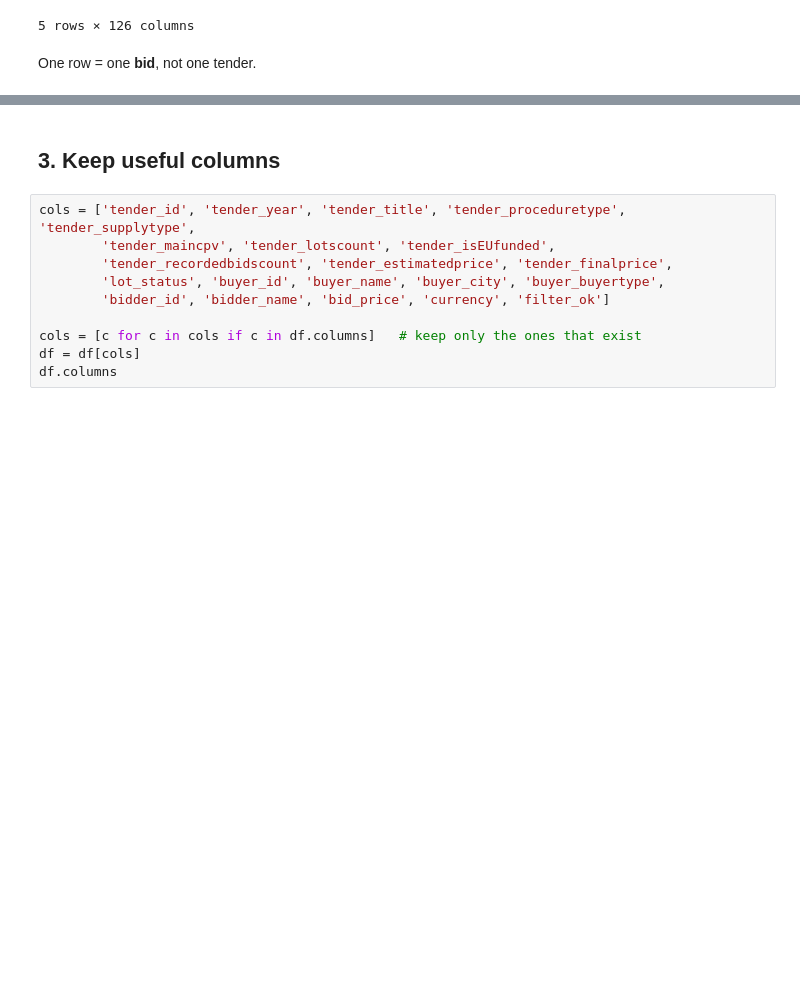
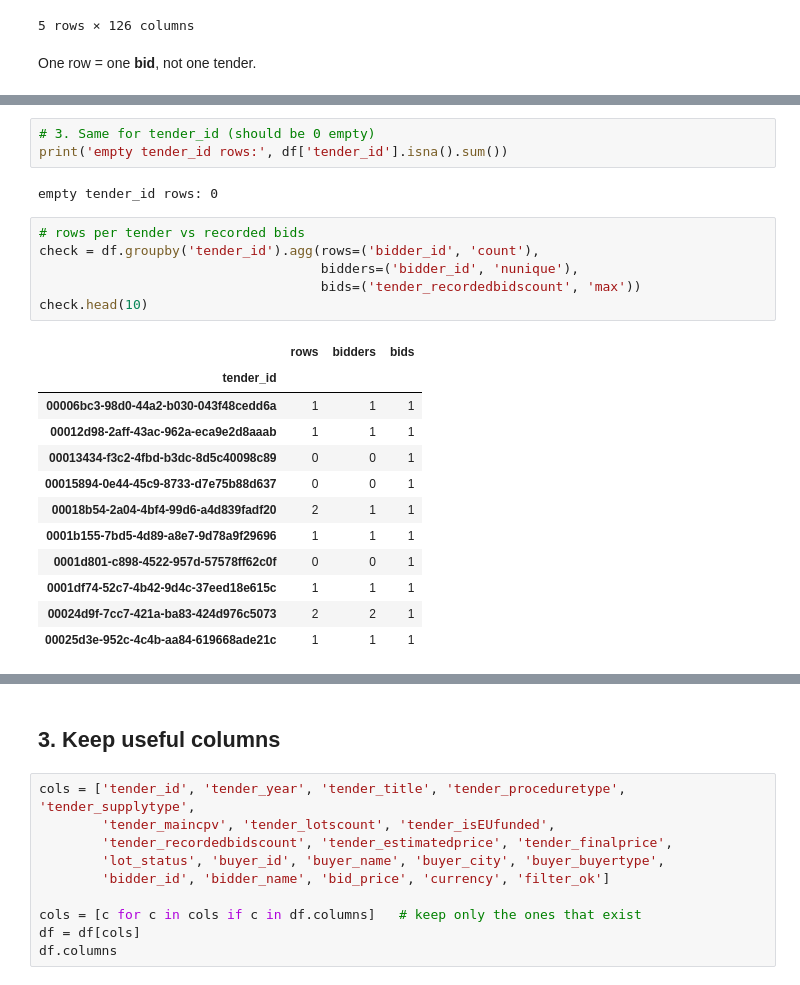
Before and after one commit to pavlek358/dsb_capstone, a Jupyter notebook: croatia_procurement_eda.ipynb, the cells around one changed output, grey strips where cells are left out. Saved outputs shown, nothing was run; the diff lists cells and outputs as text; blank space fills up the shorter version.

```diff
--- a/croatia_procurement_eda.ipynb
+++ b/croatia_procurement_eda.ipynb
@@ -35,0 +72,24 @@ One row = one **bid**, not one tender.
+# %%
+# 3. Same for tender_id (should be 0 empty)
+print('empty tender_id rows:', df['tender_id'].isna().sum())
+# %% [output]
+empty tender_id rows: 0
+# %%
+# rows per tender vs recorded bids
+check = df.groupby('tender_id').agg(rows=('bidder_id', 'count'),
+                                    bidders=('bidder_id', 'nunique'),
+                                    bids=('tender_recordedbidscount', 'max'))
+check.head(10)
+# %% [output]
+|  | rows | bidders | bids |
+| tender_id |  |  |  |
+| 00006bc3-98d0-44a2-b030-043f48cedd6a | 1 | 1 | 1 |
+| 00012d98-2aff-43ac-962a-eca9e2d8aaab | 1 | 1 | 1 |
+| 00013434-f3c2-4fbd-b3dc-8d5c40098c89 | 0 | 0 | 1 |
+| 00015894-0e44-45c9-8733-d7e75b88d637 | 0 | 0 | 1 |
+| 00018b54-2a04-4bf4-99d6-a4d839fadf20 | 2 | 1 | 1 |
+| 0001b155-7bd5-4d89-a8e7-9d78a9f29696 | 1 | 1 | 1 |
+| 0001d801-c898-4522-957d-57578ff62c0f | 0 | 0 | 1 |
+| 0001df74-52c7-4b42-9d4c-37eed18e615c | 1 | 1 | 1 |
+| 00024d9f-7cc7-421a-ba83-424d976c5073 | 2 | 2 | 1 |
+| 00025d3e-952c-4c4b-aa84-619668ade21c | 1 | 1 | 1 |
```
Also changed, not shown: parts of 5 cells of this notebook.
